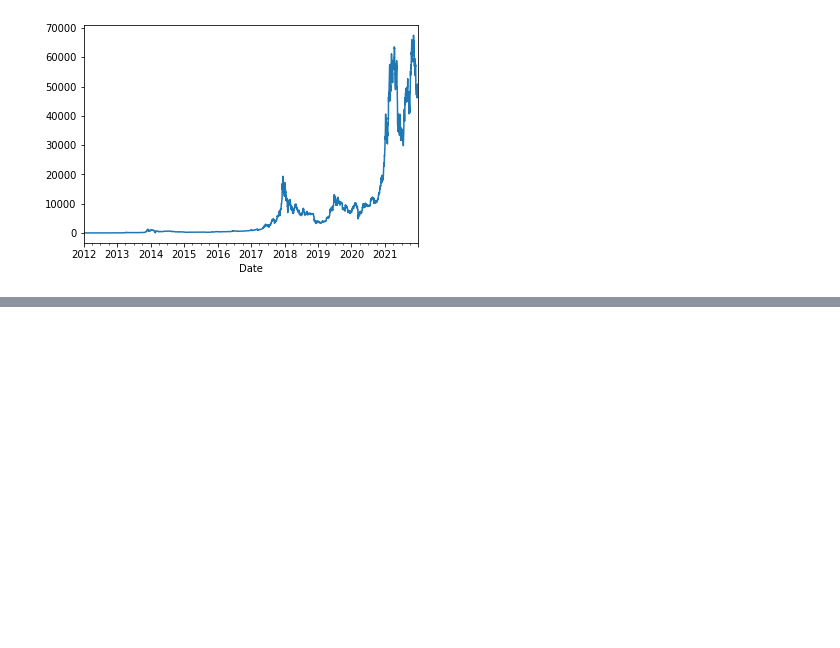
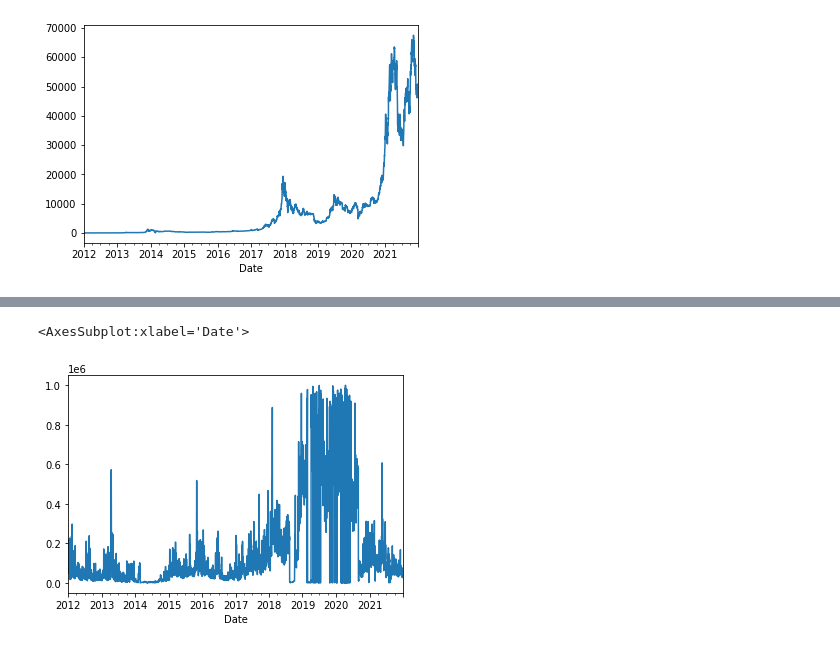
Before and after one commit to killerkitten82/School-Data-Science, a Jupyter notebook: testing/hello.ipynb, the cells around one changed output, grey strips where cells are left out. Saved outputs shown, nothing was run; the diff lists cells and outputs as text; code cells hidden in the pictures; blank space fills up the shorter version.

```diff
--- a/testing/hello.ipynb
+++ b/testing/hello.ipynb
@@ -89,0 +118,26 @@ plt.hist(BTCData[(np.abs(stats.zscore(BTCData["Change %"])) < 3)]["Change %"], b
+# %%
+# %load notebookImport
+import pandas as pd
+import numpy as np
+import matplotlib.pyplot as plt
+from scipy import stats
+from scipy.stats import norm
+
+from dataFilePath import *
+
+path = getFilePaths("Unit_3")
+
+BTCData = pd.read_csv(path["coin_BTC"])
+BTCData.set_index(BTCData["Date"], inplace = True)
+BTCData.drop(columns=["Date"], inplace = True)
+BTCData.index = pd.to_datetime(BTCData.index)
+
+BTCData["Volume"] = BTCData["Vol."]
+VolColumnNumber = 6
+for i in range(len(BTCData["Vol."])):
+    BTCData.iloc[i, -1:] = int(float(BTCData.iloc[i, VolColumnNumber][:-1]) * 1000)
+
+BTCData.loc[:, "Volume"].plot.line()
+# %% [output]
+<AxesSubplot:xlabel='Date'>
+[figure, added]
```
Also changed, not shown: parts of 2 cells of this notebook, 1 other file.
